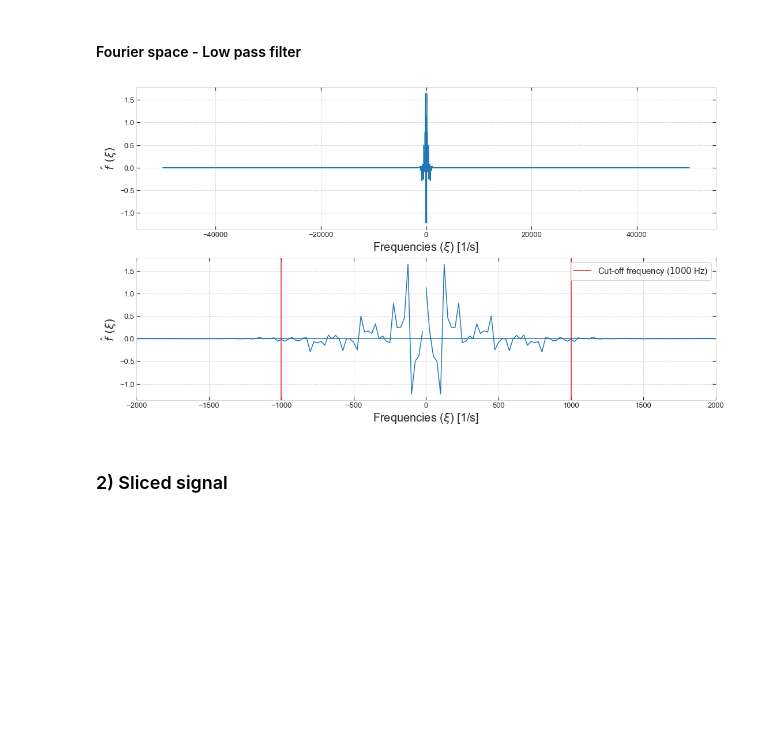
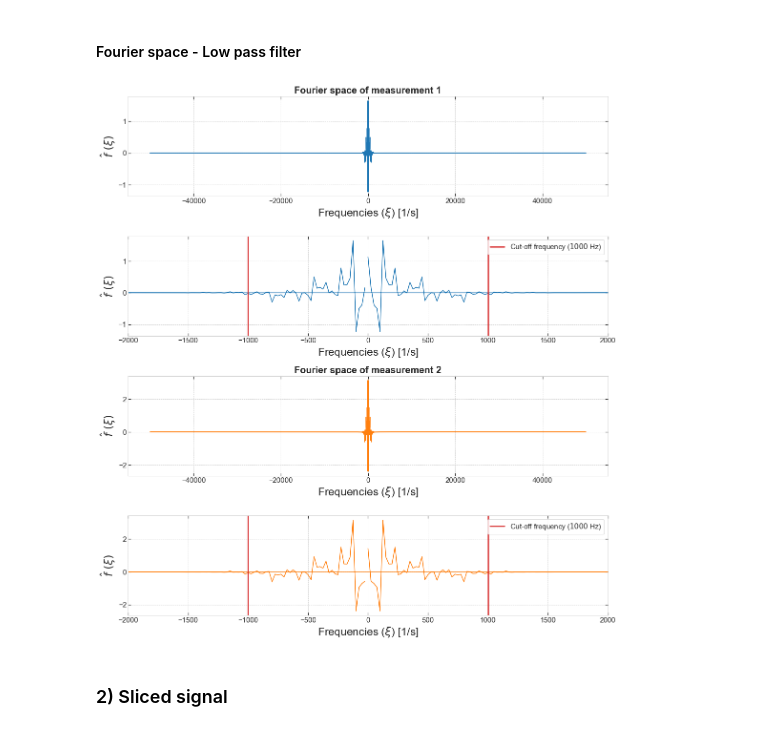
Before and after one commit to masterdesky/ELTE-applied-physics-2019, a Jupyter notebook: II. Optical Pumping/notebooks/opu.ipynb, the cells around one changed output. Saved outputs shown, nothing was run; the diff lists cells and outputs as text; code cells hidden in the pictures; blank space fills up the shorter version.

```diff
--- a/II. Optical Pumping/notebooks/opu.ipynb
+++ b/II. Optical Pumping/notebooks/opu.ipynb
@@ -147,0 +132,4 @@ header
+# %%
+time_T, values_T, header_T = read_data_files(file=OPU_dir + 'tau_T.csv')
+time_1, values_1, header_1 = read_data_files(file=OPU_dir + 'tau_1.csv')
+time_2, values_2, header_2 = read_data_files(file=OPU_dir + 'tau_2.csv')
@@ -211,12 +286,17 @@ plt.show()
 - https://dsp.stackexchange.com/questions/49460/apply-low-pass-butterworth-filter-in-python
 # %%
 # Sampling frequency
-fs = 1/float(header['Sampling Period'])
+fs_1 = 1/float(header_1['Sampling Period'])
+fs_2 = 1/float(header_2['Sampling Period'])
 # Cut-off frequency of the filter
-fc = 1000
+fc_1 = 1000
+fc_2 = 1000
 # Normalize the frequency
-w = fc / (fs / 2)
+w_1 = fc_1 / (fs_1 / 2)
+w_2 = fc_1 / (fs_2 / 2)
 # Butterworth filter
-b, a = signal.butter(5, w, 'low')
-output = signal.filtfilt(b, a, values)
+b_1, a_1 = signal.butter(5, w_1, 'low')
+b_2, a_2 = signal.butter(5, w_2, 'low')
+output_1 = signal.filtfilt(b_1, a_1, values_1)
+output_2 = signal.filtfilt(b_2, a_2, values_2)
 # %%
@@ -239,36 +330,55 @@ plt.show()
 # %% [markdown]
 #### Fourier space - Low pass filter
 # %%
-nrows = 2
+nrows = 4
 ncols = 1
 fig, axes = plt.subplots(nrows=nrows, ncols=ncols, figsize=(18*ncols,5*nrows))
+fig.subplots_adjust(hspace=0.4)
 
-axislabelsize = 20
-axisticksize = 13
+titlesize = 20
+axislabelsize = 23
+axisticksize = 15
 legendsize = 15
 
 # Calculate FFT and corresponding frequencies
 # Sampling should be somewhere around 44 kHz
-fourier = np.fft.fft(output)
-freq = np.fft.fftfreq(output.size, d=float(header['Sampling Period']))
+fourier_1 = np.fft.fft(output_1)
+freq_1 = np.fft.fftfreq(output_1.size, d=float(header_1['Sampling Period']))
+fourier_2 = np.fft.fft(output_2)
+freq_2 = np.fft.fftfreq(output_2.size, d=float(header_2['Sampling Period']))
+
+colors = ['tab:blue', 'tab:orange']
+for idx, params in enumerate([[freq_1, fourier_1.real], [freq_2, fourier_2.real]]):
+    axes[2*idx].plot(params[0], params[1], color=colors[idx])
+    axes[2*idx+1].plot(params[0], params[1], color=colors[idx])
 
 for i in range(nrows):
-    axes[i].plot(freq, fourier.real)
-
     axes[i].set_xlabel(r'Frequencies ($\xi$) [1/s]', fontsize=axislabelsize)
     axes[i].set_ylabel(r'$\hat{f}\ (\xi)$', fontsize=axislabelsize)
     axes[i].tick_params(axis='both', which='major', labelsize=axisticksize)
+axes[0].set_title('Fourier space of measurement 1', fontsize=titlesize, fontweight='bold')
+axes[2].set_title('Fourier space of measurement 2', fontsize=titlesize, fontweight='bold')
 
-freq_lim = 2*fc
-axes[1].set_xlim(-freq_lim, freq_lim)
+freq_lim_1 = 2*fc_1
+freq_lim_2 = 2*fc_2
+axes[1].set_xlim(-freq_lim_1, freq_lim_1)
+axes[3].set_xlim(-freq_lim_2, freq_lim_2)
 
 # Draw frequency cutoffs
-axes[1].axvline(x=-fc, color='tab:red', label='Cut-off frequency (${0}$ Hz)'.format(fc))
-axes[1].axvline(x=fc, color='tab:red')
+axes[1].axvline(x=-fc_1, color='tab:red', label='Cut-off frequency (${0}$ Hz)'.format(fc_1), lw=2.5)
+axes[1].axvline(x=fc_1, color='tab:red', lw=2.5)
+axes[3].axvline(x=-fc_2, color='tab:red', label='Cut-off frequency (${0}$ Hz)'.format(fc_2), lw=2.5)
+axes[3].axvline(x=fc_2, color='tab:red', lw=2.5)
 
-plt.legend(loc='upper right', fontsize=legendsize)
+axes[1].legend(loc='upper right', fontsize=legendsize)
+axes[3].legend(loc='upper right', fontsize=legendsize)
+
+plt.savefig(figsave_dir + 'tau_butterworth_fourier.' + figsave_format,
+            format=figsave_format,
+            dpi=figsave_dpi,
+            bbox_inches='tight')
 plt.show()
 # %% [output]
-[figure, old version]
+[figure, new version]
 # %% [markdown]
 ### 2) Sliced signal
```
Also changed, not shown: parts of 33 cells of this notebook, 19 other files.
